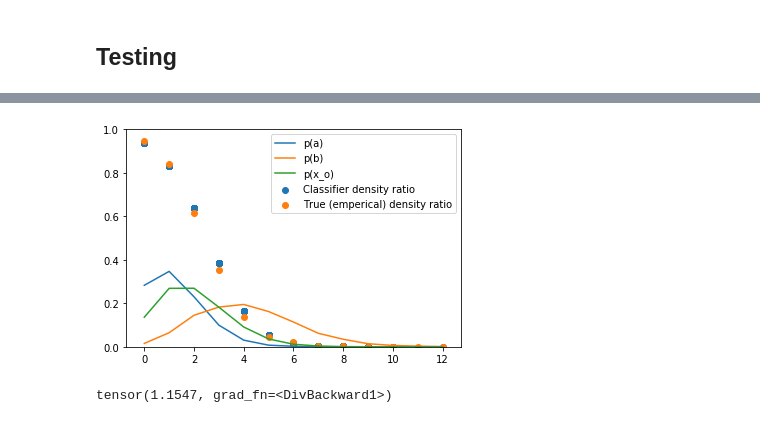
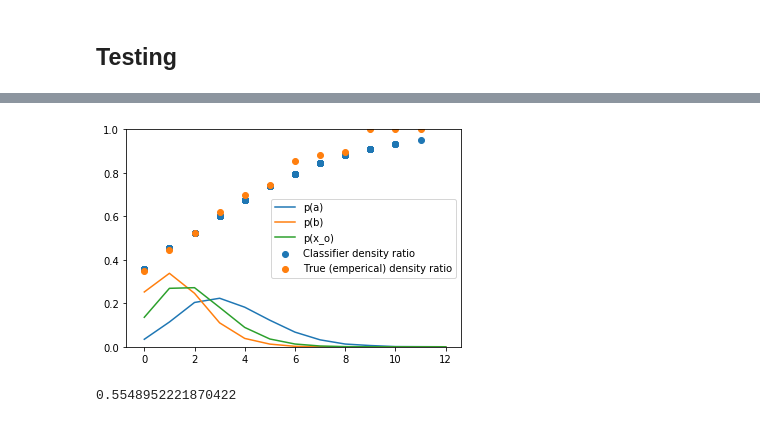
Before and after one commit to montefiore-institute/hypothesis, a Jupyter notebook: examples/classifier_metropolis_hastings.ipynb, the cells around one changed output, grey strips where cells are left out. Drawn from its saved outputs; the diff is of its cells as text; code cells hidden in the pictures.

```diff
--- a/examples/classifier_metropolis_hastings.ipynb
+++ b/examples/classifier_metropolis_hastings.ipynb
@@ -64,7 +64,7 @@ from cag.util import sample
 # %%
 a = initializer.sample().view(-1)
 b = initializer.sample().view(-1)
-a = torch.tensor([1.286])
-b = torch.tensor([4.1192])
+b = torch.tensor([1.4000])
+a = torch.tensor([3.3217])
 x_a = cmh._simulate(a)
 x_b = cmh._simulate(b)
@@ -90,29 +131,20 @@ for i in range(5000):
 # %%
 x = np.arange(0, 14, 1)
 h_a, _ = np.histogram(x_a.numpy(), density=True, bins=x)
 h_b, _ = np.histogram(x_b.numpy(), density=True, bins=x)
 h_o, _ = np.histogram(x_o.numpy(), density=True, bins=x)
 
 x_plot = np.arange(0, 13, 1)
 plt.plot(x_plot, h_a, label="p(a)")
 plt.plot(x_plot, h_b, label="p(b)")
 plt.plot(x_plot, h_o, label="p(x_o)")
 plt.scatter(x_o.detach().numpy(), classifier(x_o).detach().numpy(), label="Classifier density ratio")
 true_ratio = []
 for x in x_plot:
-    true_ratio.append(h_a[x] / (h_a[x] + h_b[x]))
+    true_ratio.append(h_o[x] / (h_o[x] + h_b[x]))
 plt.scatter(x_plot, true_ratio, label="True (emperical) density ratio")
 plt.legend()
 plt.ylim([0, 1])
 plt.show()
 # %% [output]
-[figure, old version]
+[figure, new version]
-# %%
-s_x = classifier(x_o)
-lr_a = (s_x / (1 - s_x)).mean()
-lr_b = ((1 - s_x) / s_x).mean()
-lr = lr_b / lr_a
-
-lr
-# %% [output]
-tensor(1.1547, grad_fn=<DivBackward1>)
@@ -118,0 +153,7 @@ tensor(1.1547, grad_fn=<DivBackward1>)
+# %%
+# Inverse.. LR = (L(a) / L(b))
+lr = (lr_b.mean() / lr_a.mean()).item()
+
+lr
+# %% [output]
+0.5548952221870422
```
Also changed, not shown: parts of 6 cells of this notebook, 2 other files.
